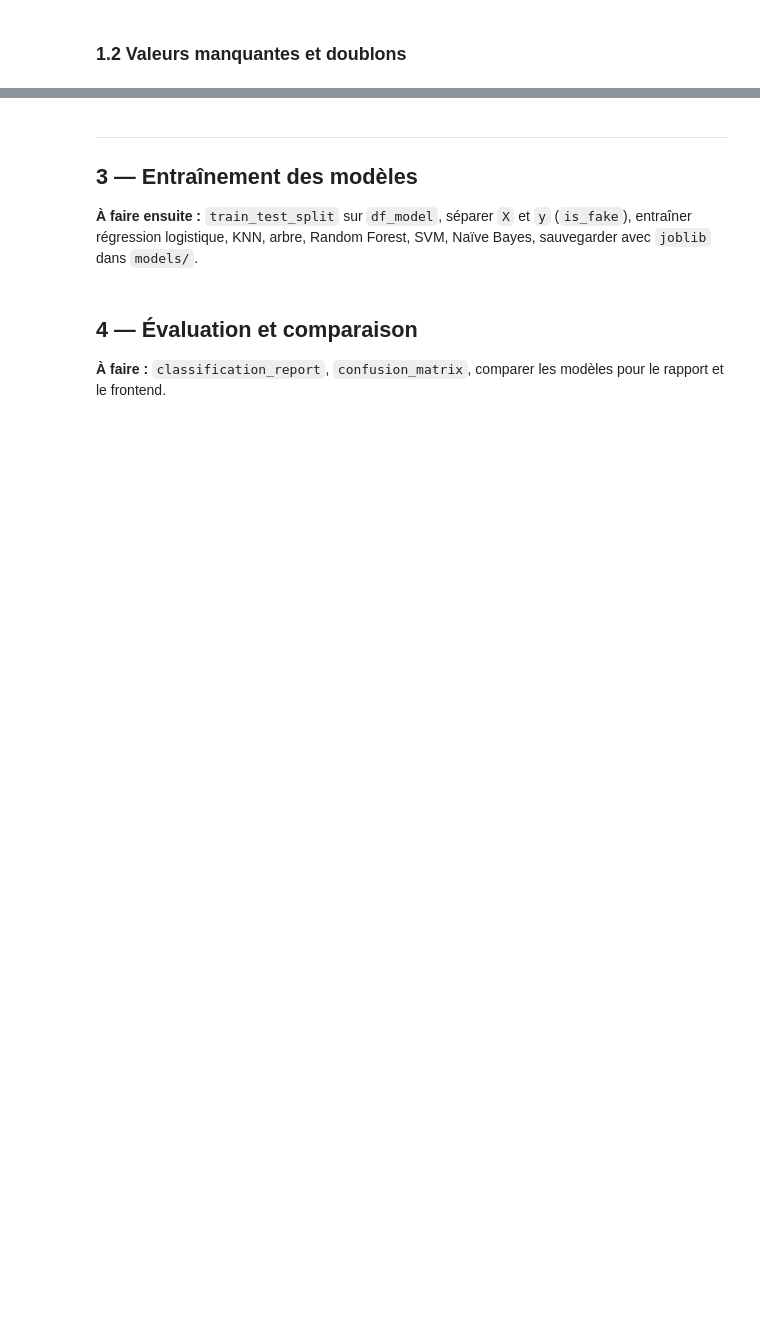
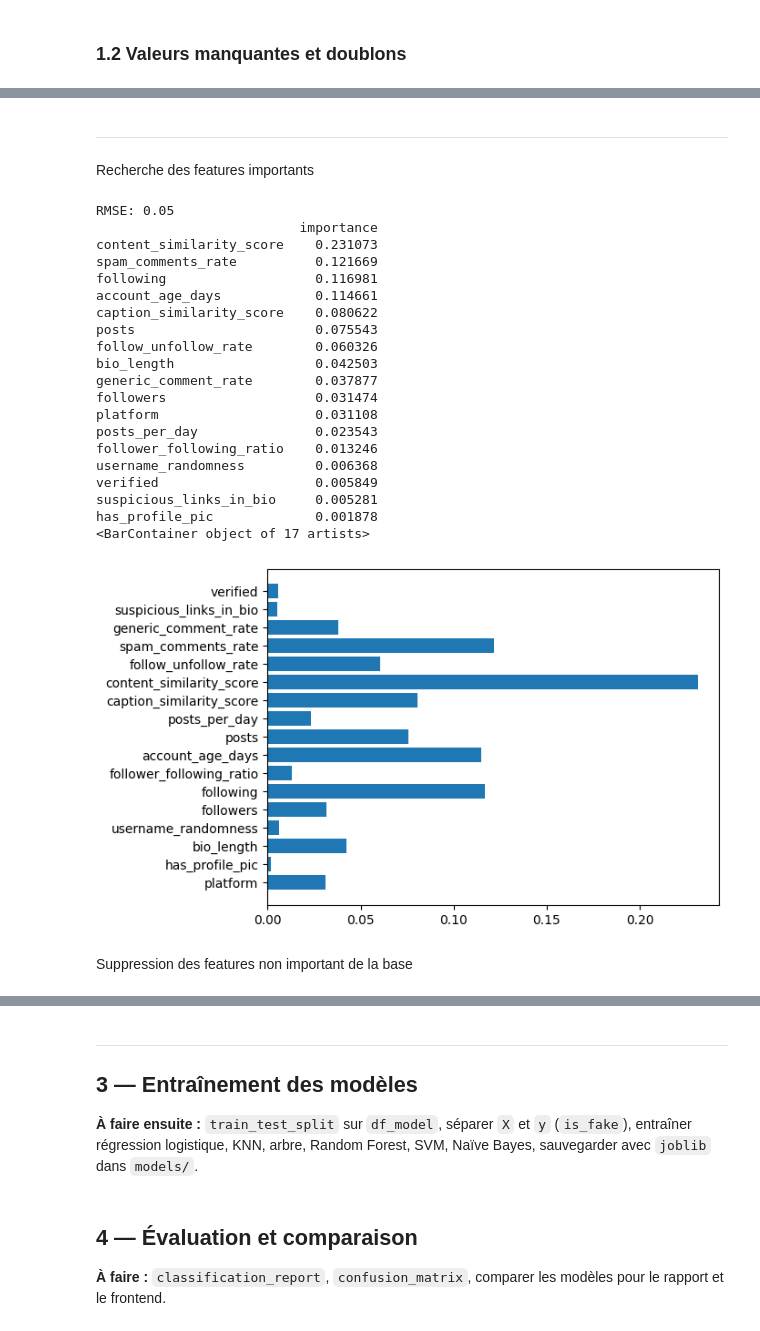
Before and after one commit to ML-fakes-account/fakes-account, a Jupyter notebook: notebooks/projet_fake_profiles.ipynb, the cells around one changed output, grey strips where cells are left out. Cells and saved outputs as stored; diff of their text form; code cells hidden in the pictures; blank space fills up the shorter version.

```diff
--- a/notebooks/projet_fake_profiles.ipynb
+++ b/notebooks/projet_fake_profiles.ipynb
@@ -113,0 +126,11 @@ print("Fichier sauvegardé :", chemin_propre)
+# %%
+from sklearn.model_selection import train_test_split
+from sklearn.preprocessing import StandardScaler
+X=df.drop('is_fake', axis=1)
+y=df['is_fake']
+scaler= StandardScaler()    #car on a une PCA et on utilise la variance par la suite
+X_train,X_test,y_train,y_test = train_test_split(X, y,test_size=0.20, random_state=42)
+X_scaled = scaler.fit_transform(X)
+X_scaled_df = pd.DataFrame(X_scaled, columns=X.columns)
+print(X)
+print(y)
@@ -113,0 +167,38 @@ print("Fichier sauvegardé :", chemin_propre)
+# %% [markdown]
+---
+Recherche des features importants
+# %%
+from sklearn.ensemble import RandomForestRegressor
+from sklearn.metrics import mean_squared_error as MSE
+rf1 = RandomForestRegressor(n_estimators=100)
+rf1.fit(X_train, y_train)
+y_pred = rf1.predict(X_test)
+rmse_test = MSE(y_test, y_pred) ** (1/2)
+print('RMSE: {:.2f}'.format(rmse_test))
+featureimpor = pd.DataFrame(rf1.feature_importances_,index=X_train.columns,columns=["importance"]).sort_values("importance", ascending=False)
+print(featureimpor)
+print(plt.barh(X.columns,rf1.feature_importances_))
+# %% [output]
+RMSE: 0.05
+                          importance
+content_similarity_score    0.231073
+spam_comments_rate          0.121669
+following                   0.116981
+account_age_days            0.114661
+caption_similarity_score    0.080622
+posts                       0.075543
+follow_unfollow_rate        0.060326
+bio_length                  0.042503
+generic_comment_rate        0.037877
+followers                   0.031474
+platform                    0.031108
+posts_per_day               0.023543
+follower_following_ratio    0.013246
+username_randomness         0.006368
+verified                    0.005849
+suspicious_links_in_bio     0.005281
+has_profile_pic             0.001878
+<BarContainer object of 17 artists>
+[figure, added]
+# %% [markdown]
+Suppression des features non important de la base
```
Also changed, not shown: parts of 22 cells of this notebook.
